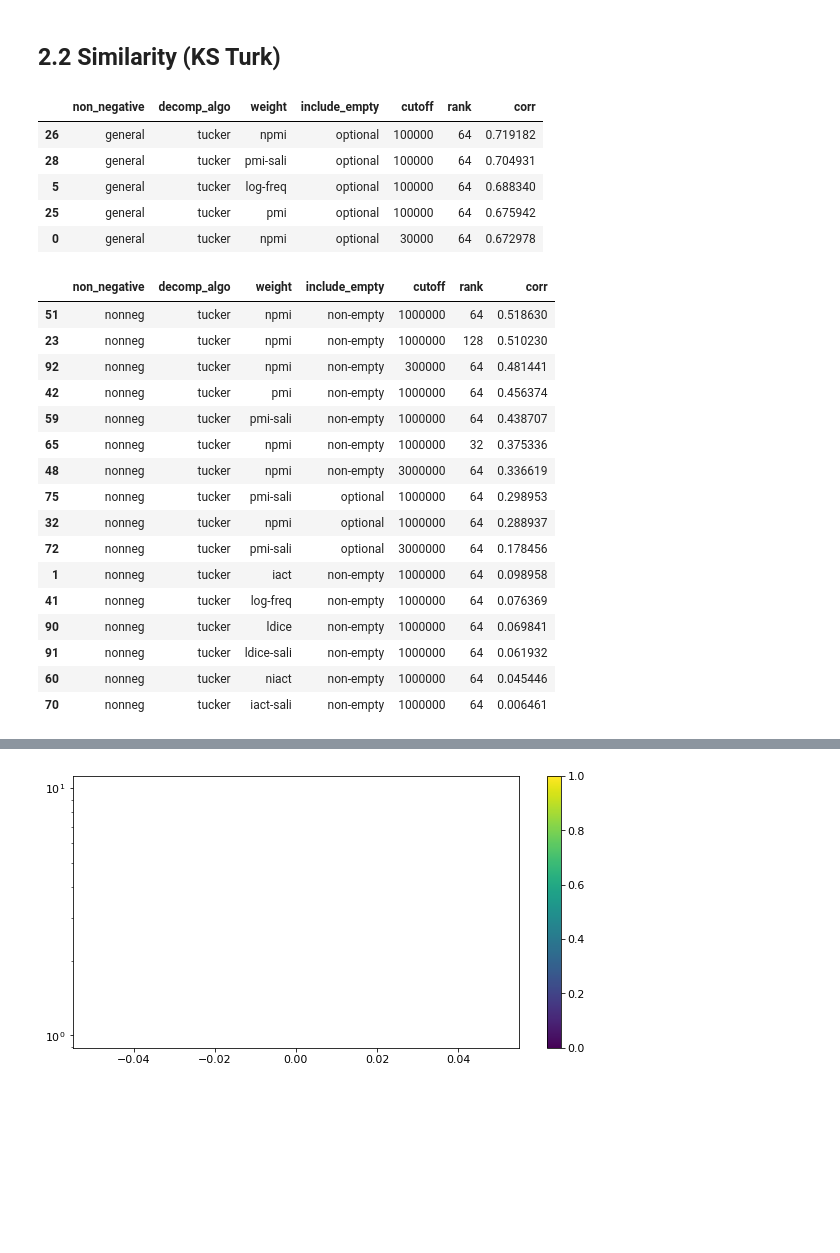
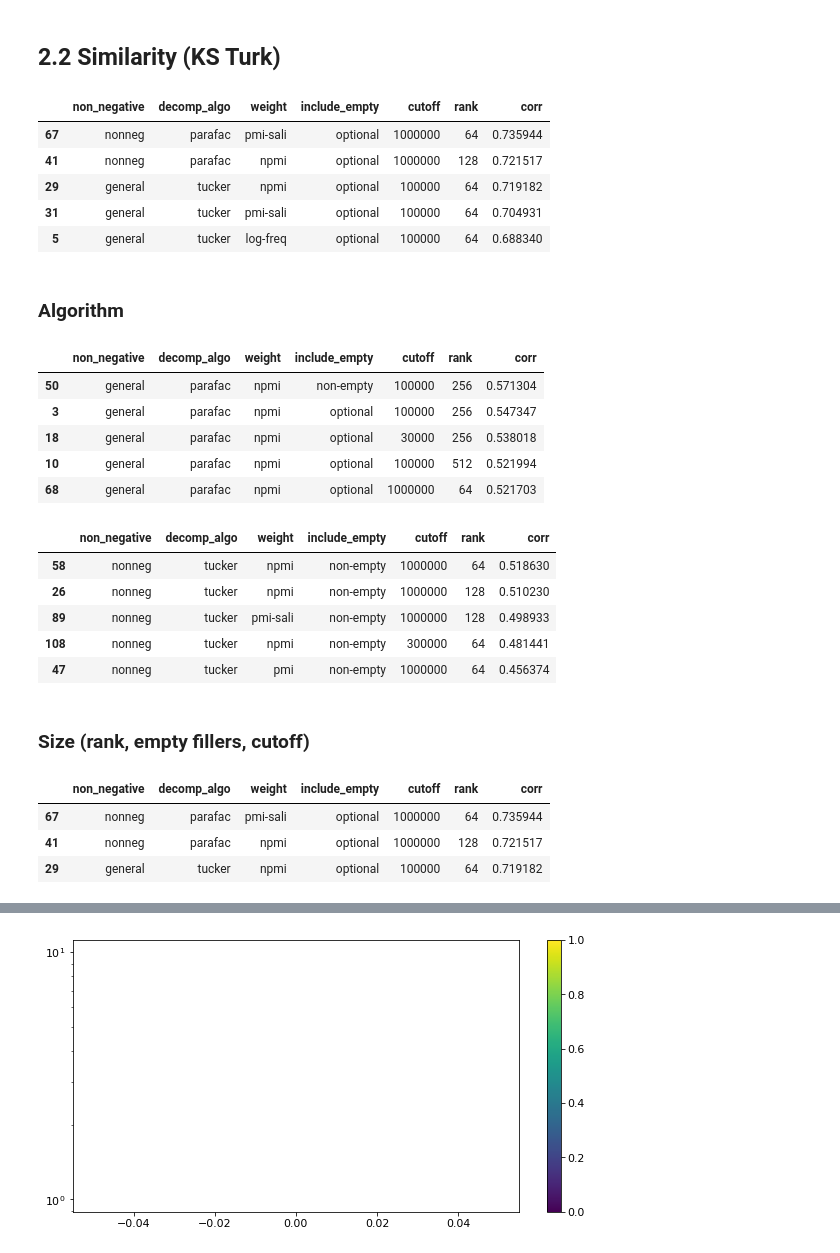
Before and after one commit to makrai/verb-tensor, a Jupyter notebook: eval.ipynb, the cells around one changed output, grey strips where cells are left out. Cells and saved outputs as stored; diff of their text form; code cells hidden in the pictures; blank space fills up the shorter version.

Commit message:
After best result with (nonneg) Parafac, splits meta-params to Algorithm + Size (rank, empty fillers, cutoff) + Neighboring settings

```diff
--- a/eval.ipynb
+++ b/eval.ipynb
@@ -148,7 +149,7 @@ def eval_for_files(task_df0, mode_to_test):
             mode_to_test=mode_to_test, non_negative=non_negative=='nonneg', decomp_algo=decomp_algo,
             weight=weight, include_empty=include_empty=='optional', cutoff=int(cutoff), rank=int(rank))
         score = evalor.test_sim(task_df0.reset_index())
-        data.append((non_negative, decomp_algo, weight, include_empty, cutoff, rank, score))
+        data.append((non_negative, decomp_algo, weight, include_empty, int(cutoff), int(rank), score))
     df = pd.DataFrame(data, columns=['non_negative', 'decomp_algo', 'weight', 'include_empty', 'cutoff', 'rank', 'corr'])
     return df.sort_values('corr', ascending=False)
 # %%
@@ -434,8 +428,8 @@ df.sort_values('corr', ascending=False, inplace=True)
 df.head()
 # %% [output]
 |  | non_negative | decomp_algo | weight | include_empty | cutoff | rank | corr |
-| 26 | general | tucker | npmi | optional | 100000 | 64 | 0.719182 |
-| 28 | general | tucker | pmi-sali | optional | 100000 | 64 | 0.704931 |
+| 67 | nonneg | parafac | pmi-sali | optional | 1000000 | 64 | 0.735944 |
+| 41 | nonneg | parafac | npmi | optional | 1000000 | 128 | 0.721517 |
+| 29 | general | tucker | npmi | optional | 100000 | 64 | 0.719182 |
+| 31 | general | tucker | pmi-sali | optional | 100000 | 64 | 0.704931 |
 | 5 | general | tucker | log-freq | optional | 100000 | 64 | 0.688340 |
-| 25 | general | tucker | pmi | optional | 100000 | 64 | 0.675942 |
-| 0 | general | tucker | npmi | optional | 30000 | 64 | 0.672978 |
@@ -444,20 +436,29 @@ n_same_param = (df.weight=='npmi').astype(int) + (df.cutoff.astype(int)==1000000
+# %% [markdown]
+### Algorithm
+# %%
+df[(df.non_negative=='general')&(df.decomp_algo=='parafac')].head()
+# %% [output]
+|  | non_negative | decomp_algo | weight | include_empty | cutoff | rank | corr |
+| 50 | general | parafac | npmi | non-empty | 100000 | 256 | 0.571304 |
+| 3 | general | parafac | npmi | optional | 100000 | 256 | 0.547347 |
+| 18 | general | parafac | npmi | optional | 30000 | 256 | 0.538018 |
+| 10 | general | parafac | npmi | optional | 100000 | 512 | 0.521994 |
+| 68 | general | parafac | npmi | optional | 1000000 | 64 | 0.521703 |
 # %%
-df[(df.non_negative=='nonneg')&(df.decomp_algo=='tucker')&(n_same_param>=3)]
+df[(df.non_negative=='nonneg')&(df.decomp_algo=='tucker')].head()
 # %% [output]
 |  | non_negative | decomp_algo | weight | include_empty | cutoff | rank | corr |
-| 51 | nonneg | tucker | npmi | non-empty | 1000000 | 64 | 0.518630 |
-| 23 | nonneg | tucker | npmi | non-empty | 1000000 | 128 | 0.510230 |
-| 92 | nonneg | tucker | npmi | non-empty | 300000 | 64 | 0.481441 |
-| 42 | nonneg | tucker | pmi | non-empty | 1000000 | 64 | 0.456374 |
-| 59 | nonneg | tucker | pmi-sali | non-empty | 1000000 | 64 | 0.438707 |
-| 65 | nonneg | tucker | npmi | non-empty | 1000000 | 32 | 0.375336 |
-| 48 | nonneg | tucker | npmi | non-empty | 3000000 | 64 | 0.336619 |
-| 75 | nonneg | tucker | pmi-sali | optional | 1000000 | 64 | 0.298953 |
-| 32 | nonneg | tucker | npmi | optional | 1000000 | 64 | 0.288937 |
-| 72 | nonneg | tucker | pmi-sali | optional | 3000000 | 64 | 0.178456 |
-| 1 | nonneg | tucker | iact | non-empty | 1000000 | 64 | 0.098958 |
-| 41 | nonneg | tucker | log-freq | non-empty | 1000000 | 64 | 0.076369 |
-| 90 | nonneg | tucker | ldice | non-empty | 1000000 | 64 | 0.069841 |
-| 91 | nonneg | tucker | ldice-sali | non-empty | 1000000 | 64 | 0.061932 |
-| 60 | nonneg | tucker | niact | non-empty | 1000000 | 64 | 0.045446 |
-| 70 | nonneg | tucker | iact-sali | non-empty | 1000000 | 64 | 0.006461 |
+| 58 | nonneg | tucker | npmi | non-empty | 1000000 | 64 | 0.518630 |
+| 26 | nonneg | tucker | npmi | non-empty | 1000000 | 128 | 0.510230 |
+| 89 | nonneg | tucker | pmi-sali | non-empty | 1000000 | 128 | 0.498933 |
+| 108 | nonneg | tucker | npmi | non-empty | 300000 | 64 | 0.481441 |
+| 47 | nonneg | tucker | pmi | non-empty | 1000000 | 64 | 0.456374 |
+# %% [markdown]
+### Size (rank, empty fillers, cutoff)
+# %%
+df.head(3)
+# %% [output]
+|  | non_negative | decomp_algo | weight | include_empty | cutoff | rank | corr |
+| 67 | nonneg | parafac | pmi-sali | optional | 1000000 | 64 | 0.735944 |
+| 41 | nonneg | parafac | npmi | optional | 1000000 | 128 | 0.721517 |
+| 29 | general | tucker | npmi | optional | 100000 | 64 | 0.719182 |
```
Also changed, not shown: parts of 21 cells of this notebook.
